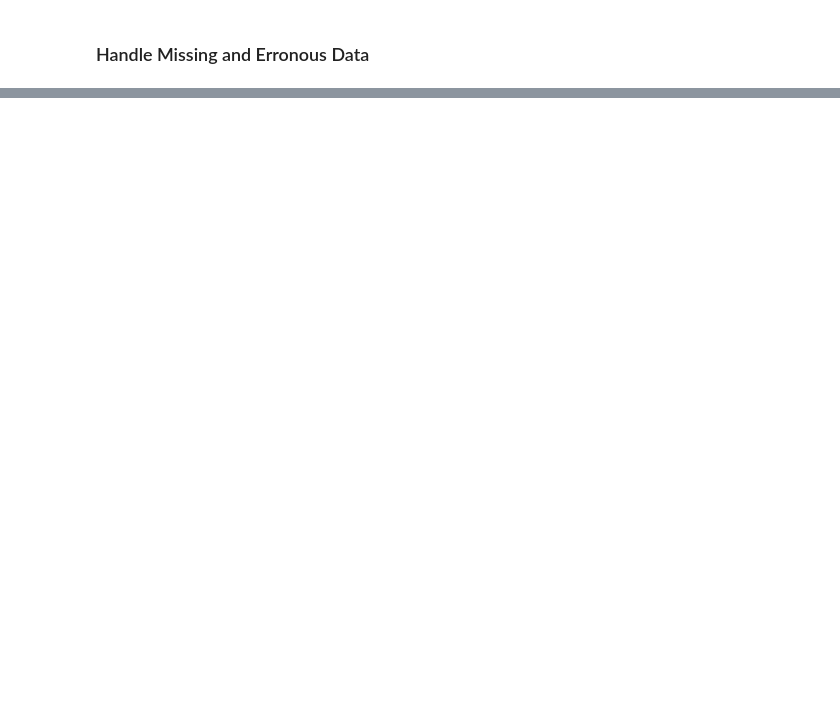
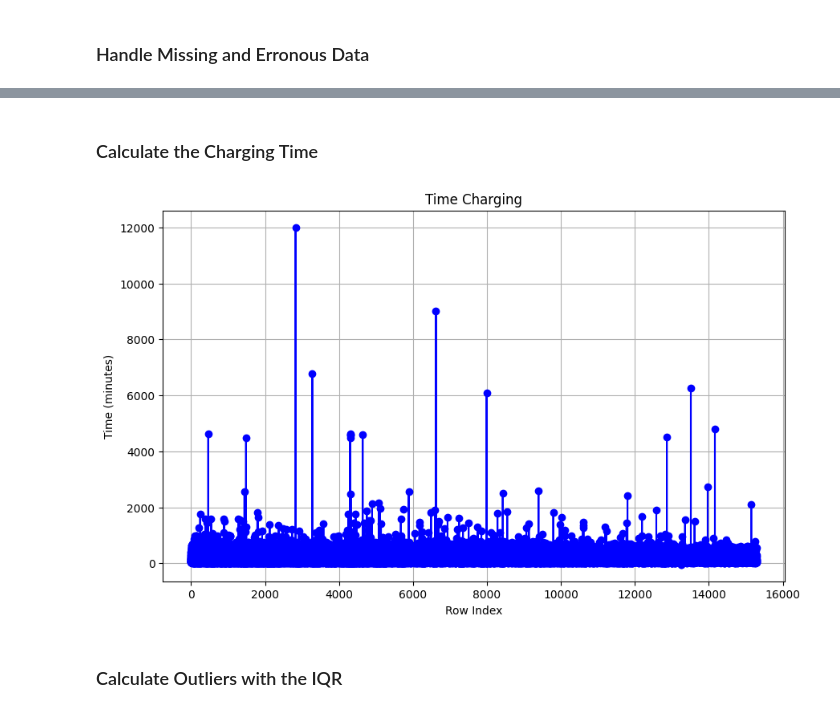
Before and after one commit to S0PEX/AA_Team_9_WS23, a Jupyter notebook: main.ipynb, the cells around one changed output, grey strips where cells are left out. Saved outputs shown, nothing was run; the diff lists cells and outputs as text; code cells hidden in the pictures; blank space fills up the shorter version.

```diff
--- a/main.ipynb
+++ b/main.ipynb
@@ -134,0 +163,25 @@ plt.show()
+# %% [markdown]
+### Calculate the Charging Time
+# %%
+# Convert 'disconnectTime' and 'doneChargingTime' columns to datetime format
+df['connectionTime'] = pd.to_datetime(df['connectionTime'])
+df['doneChargingTime'] = pd.to_datetime(df['doneChargingTime'])
+
+# Calculate the time difference for each row and create a new column 'timeDifference'
+df['ChargingTime'] = df['doneChargingTime'] - df['connectionTime']
+
+# Calculate the time difference for each row and create a new column 'timeDifference'
+df['ChargingTimeMinutes'] = (df['doneChargingTime'] - df['connectionTime']).dt.total_seconds() / 60.0  # Convert seconds to minutes
+
+# Plot the time differences
+plt.figure(figsize=(10, 6))
+plt.plot(df['ChargingTimeMinutes'], marker='o', linestyle='-', color='b')
+plt.title('Time Charging')
+plt.xlabel('Row Index')
+plt.ylabel('Time (minutes)')
+plt.grid(True)
+plt.show()
+# %% [output]
+[figure, added]
+# %% [markdown]
+### Calculate Outliers with the IQR
```
Also changed, not shown: parts of 16 cells of this notebook, 1 other file.
